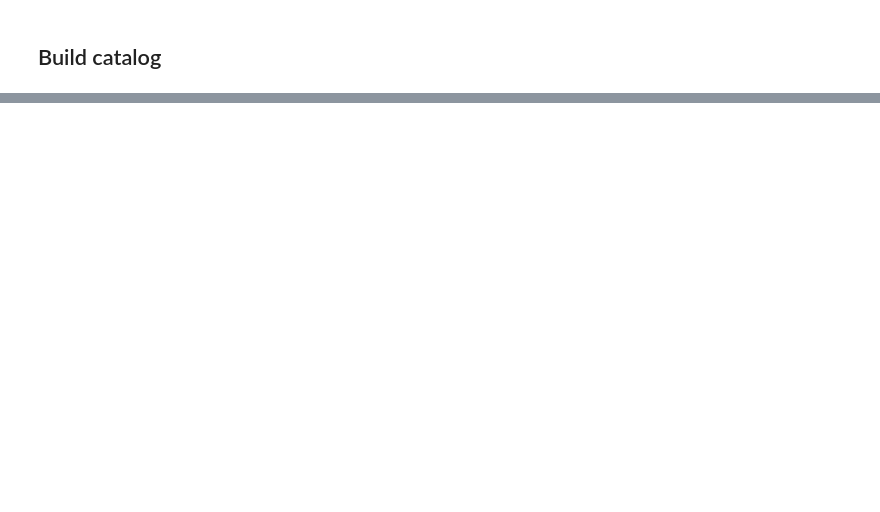
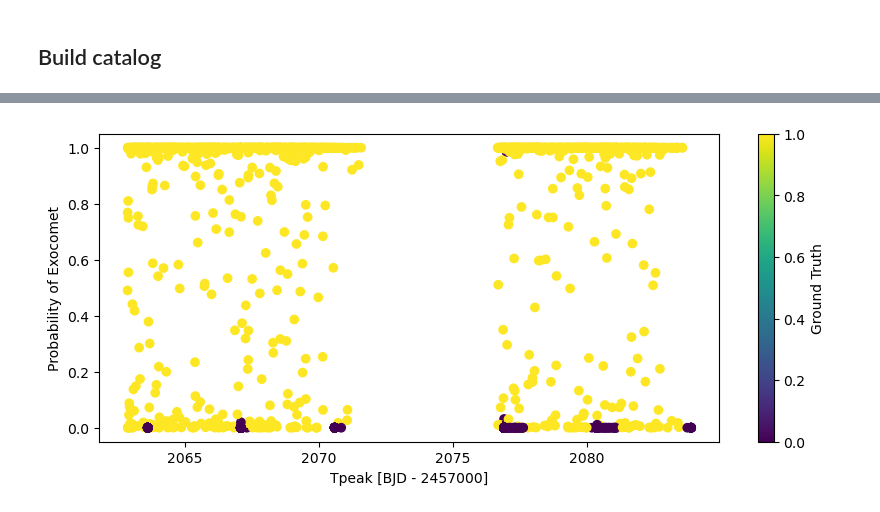
Before and after one commit to azibn/nets, a Jupyter notebook: notebooks/create-comets.ipynb, the cells around one changed output, grey strips where cells are left out. Cells and saved outputs as stored; diff of their text form; code cells hidden in the pictures; blank space fills up the shorter version.

```diff
--- a/notebooks/create-comets.ipynb
+++ b/notebooks/create-comets.ipynb
@@ -225,0 +269,4 @@ Neat.
+# %%
+cnn = stella.ConvNN(output_dir='/Users/azib/Documents/open_source/nets/cnn-models/',ds=ds)
+# %%
+cnn.train_models(seeds=42, epochs=100,batch_size=64)
@@ -225,0 +336,9 @@ Neat.
+# %%
+plt.figure(figsize=(10,4))
+plt.scatter(cnn.val_pred_table['tpeak'], cnn.val_pred_table['pred_s0042'],
+            c=cnn.val_pred_table['gt'], vmin=0, vmax=1)
+plt.xlabel('Tpeak [BJD - 2457000]')
+plt.ylabel('Probability of Exocomet')
+plt.colorbar(label='Ground Truth');
+# %% [output]
+[figure, added]
```
Also changed, not shown: parts of 42 cells of this notebook.
